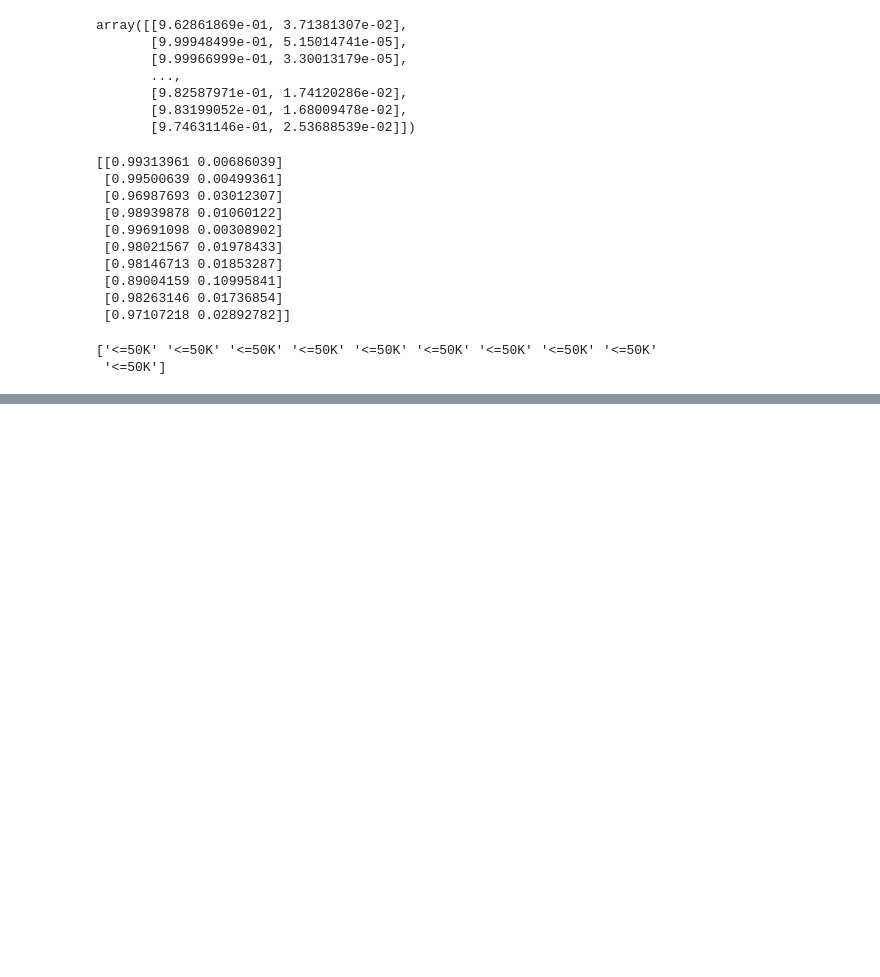
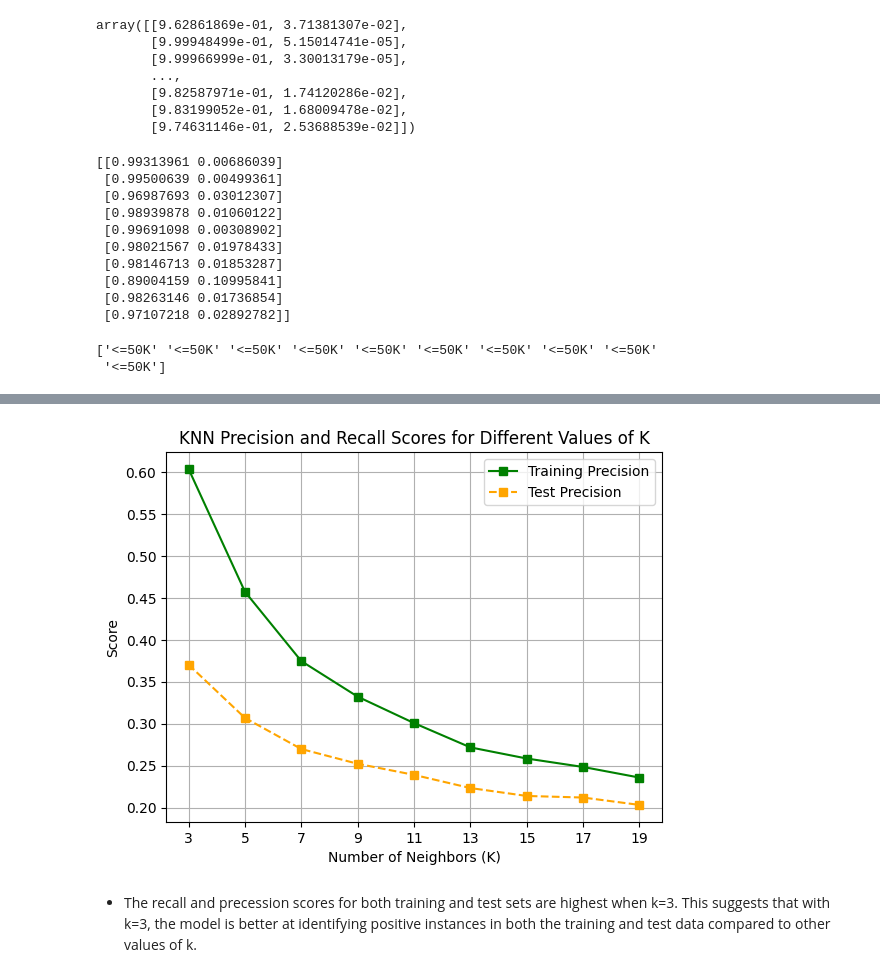
Before and after one commit to Rajesh2015/Supervised-Learning, a Jupyter notebook: M3W3- CS2_Income_classifier - NB.ipynb, the cells around one changed output, grey strips where cells are left out. Drawn from its saved outputs; the diff is of its cells as text; code cells hidden in the pictures; blank space fills up the shorter version.

```diff
--- a/M3W3- CS2_Income_classifier - NB.ipynb
+++ b/M3W3- CS2_Income_classifier - NB.ipynb
@@ -446,0 +595,16 @@ print(clf.predict(X_new))
+# %%
+import matplotlib.pyplot as plt
+# Plot precision scores
+plt.plot(neighbors, precision_scores_train, label='Training Precision', marker='s', linestyle='-', color='green')
+plt.plot(neighbors, precision_scores_test, label='Test Precision', marker='s', linestyle='--', color='orange')
+# Adding titles and labels
+plt.title('KNN Precision and Recall Scores for Different Values of K')
+plt.xlabel('Number of Neighbors (K)')
+plt.ylabel('Score')
+plt.xticks(neighbors)
+plt.legend()
+plt.grid(True)
+# %% [output]
+[figure, added]
+# %% [markdown]
+- The recall and precession scores for both training and test sets are highest when k=3. This suggests that with k=3, the model is better at identifying positive instances in both the training and test data compared to other values of k.
```
Also changed, not shown: parts of 10 cells of this notebook.
